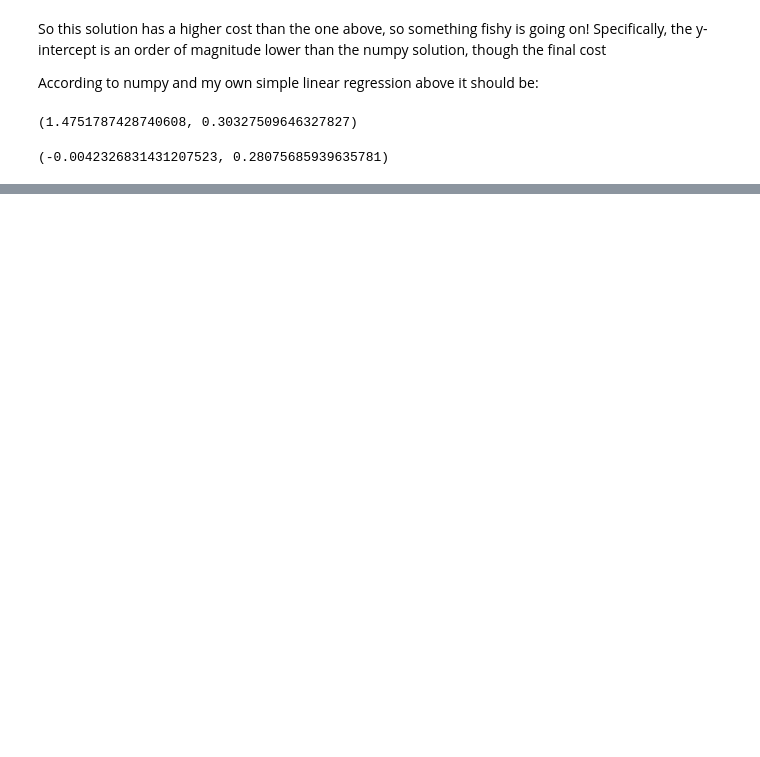
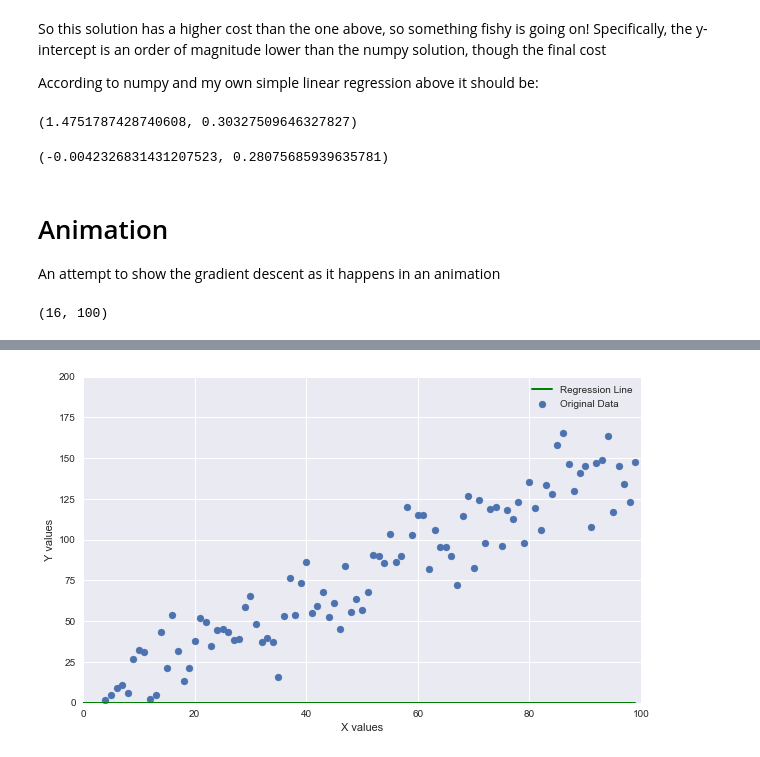
Before and after one commit to fergusio/cs109-2015, a Jupyter notebook: regression_with_gradient_descent.ipynb, the cells around one changed output, grey strips where cells are left out. Cells and saved outputs as stored; diff of their text form; code cells hidden in the pictures; blank space fills up the shorter version.

```diff
--- a/regression_with_gradient_descent.ipynb
+++ b/regression_with_gradient_descent.ipynb
@@ -196,3 +198,37 @@ npM, npB
 npM-m, npB-b
 # %% [output]
 (-0.0042326831431207523, 0.28075685939635781)
+# %% [markdown]
+# Animation
+
+An attempt to show the gradient descent as it happens in an animation
+# %%
+all_the_y = np.array([predict(x_points, m,b) for m,b in m_and_b_hist])
+all_the_y.shape
+# %% [output]
+(16, 100)
+# %%
+# need fig to pass to the animation function
+fig, ax = plt.subplots(figsize=(10, 6))
+
+# fixing the axis size makes sure the animation doesn't jump around as
+# matplotlib changes the plot size as data changes
+ax.set(xlim=(0, 100), ylim=(0, 200))
+
+x = x_points
+y = np.array([predict(x_points, m,b) for m,b in m_and_b_hist])
+
+line, = ax.plot(x, y[0], lw=2, color="g", label="Regression Line")
+plt.scatter(x, y_points, label="Original Data")
+
+def animate(i):
+    line.set_ydata(y[i])
+
+plt.xlabel("X values"), plt.ylabel("Y values")
+plt.legend()
+
+anim = FuncAnimation(
+    fig, animate, interval=1000, frames=len(y))
+
+HTML(anim.to_html5_video())
+# %% [output]
@@ -198,0 +236 @@ npM-m, npB-b
+[figure, added]
```
Also changed, not shown: parts of 9 cells of this notebook, 2 other files.
